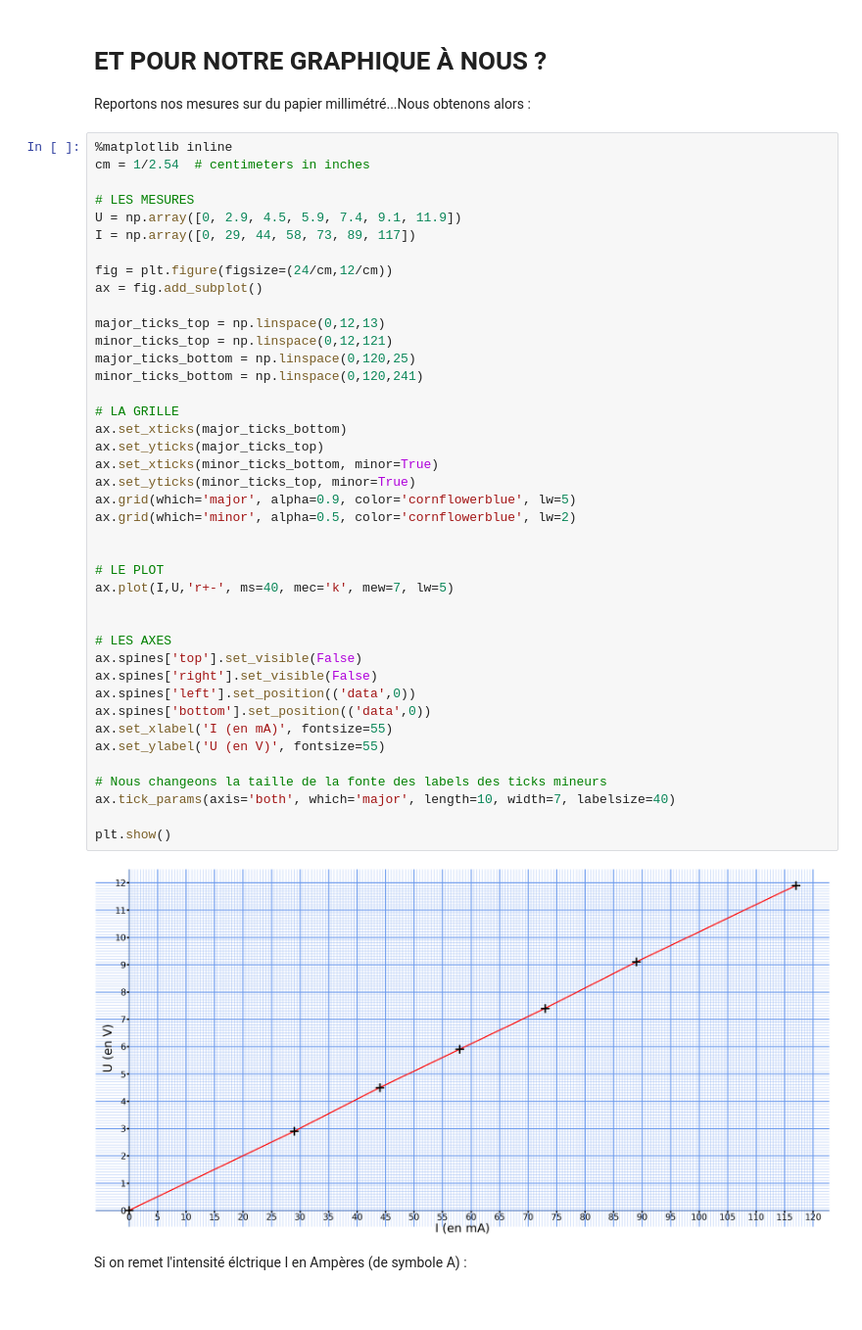
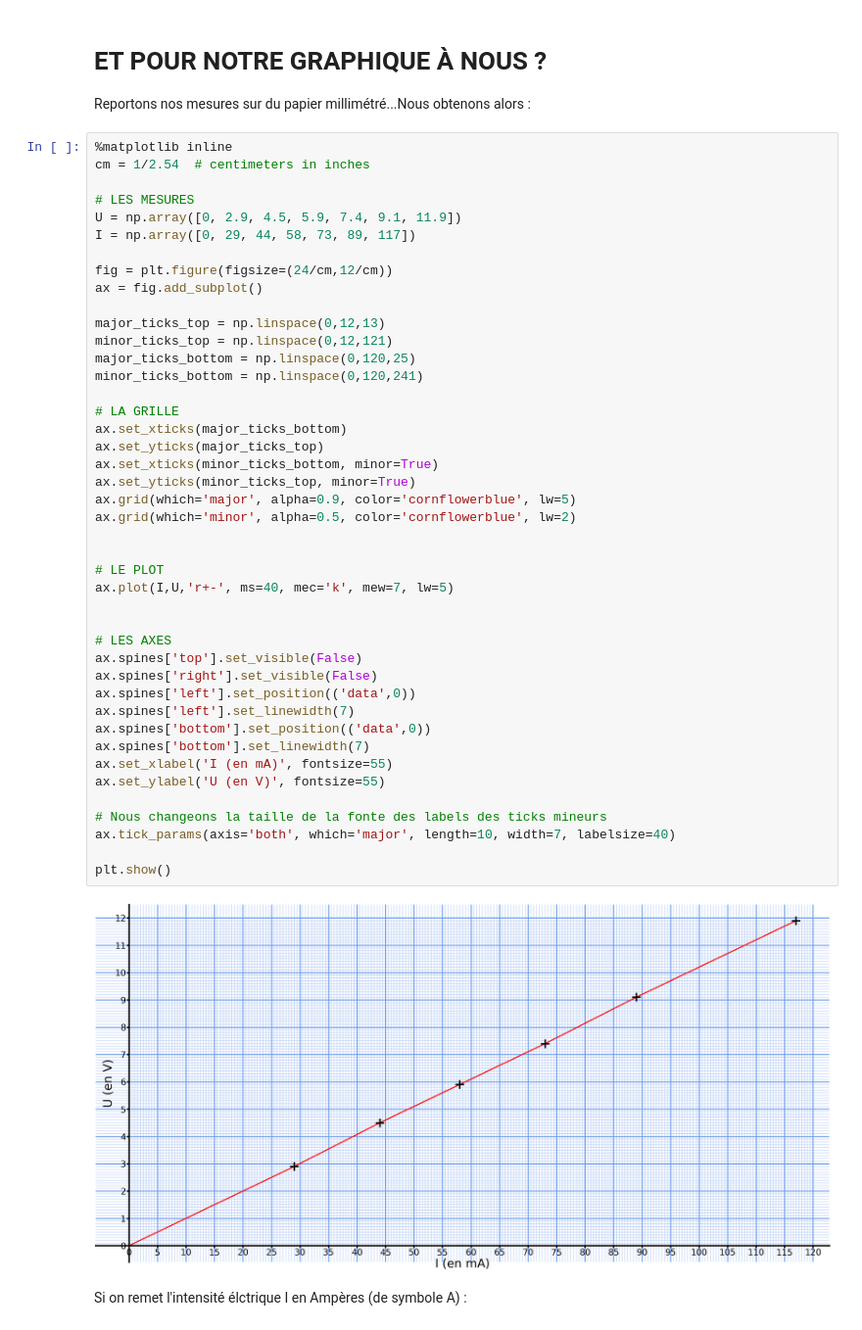
Before and after one commit to DavidLapierre/activite_eleve, a Jupyter notebook: activite_eleve_version_finale.ipynb, the cells around one changed output. Shown: that part at 98% size. Drawn from its saved outputs; the diff is of its cells as text.

```diff
--- a/activite_eleve_version_finale.ipynb
+++ b/activite_eleve_version_finale.ipynb
@@ -214,34 +215,36 @@ major_ticks_top = np.linspace(0,12,13)
 minor_ticks_top = np.linspace(0,12,121)
 major_ticks_bottom = np.linspace(0,120,25)
 minor_ticks_bottom = np.linspace(0,120,241)
 
 # LA GRILLE
 ax.set_xticks(major_ticks_bottom)
 ax.set_yticks(major_ticks_top)
 ax.set_xticks(minor_ticks_bottom, minor=True)
 ax.set_yticks(minor_ticks_top, minor=True)
 ax.grid(which='major', alpha=0.9, color='cornflowerblue', lw=5)
 ax.grid(which='minor', alpha=0.5, color='cornflowerblue', lw=2)
 
 
 # LE PLOT
 ax.plot(I,U,'r+-', ms=40, mec='k', mew=7, lw=5)
 
 
 # LES AXES
 ax.spines['top'].set_visible(False)
 ax.spines['right'].set_visible(False)
 ax.spines['left'].set_position(('data',0))
+ax.spines['left'].set_linewidth(7)
 ax.spines['bottom'].set_position(('data',0))
+ax.spines['bottom'].set_linewidth(7)
 ax.set_xlabel('I (en mA)', fontsize=55)
 ax.set_ylabel('U (en V)', fontsize=55)
 
 # Nous changeons la taille de la fonte des labels des ticks mineurs
 ax.tick_params(axis='both', which='major', length=10, width=7, labelsize=40)
 
 plt.show()
 # %% [output]
-[figure, old version]
+[figure, new version]
 # %% [markdown]
 Si on remet l'intensité élctrique I en Ampères (de symbole A) :
 # %%
```
Also changed, not shown: parts of 2 cells of this notebook.
